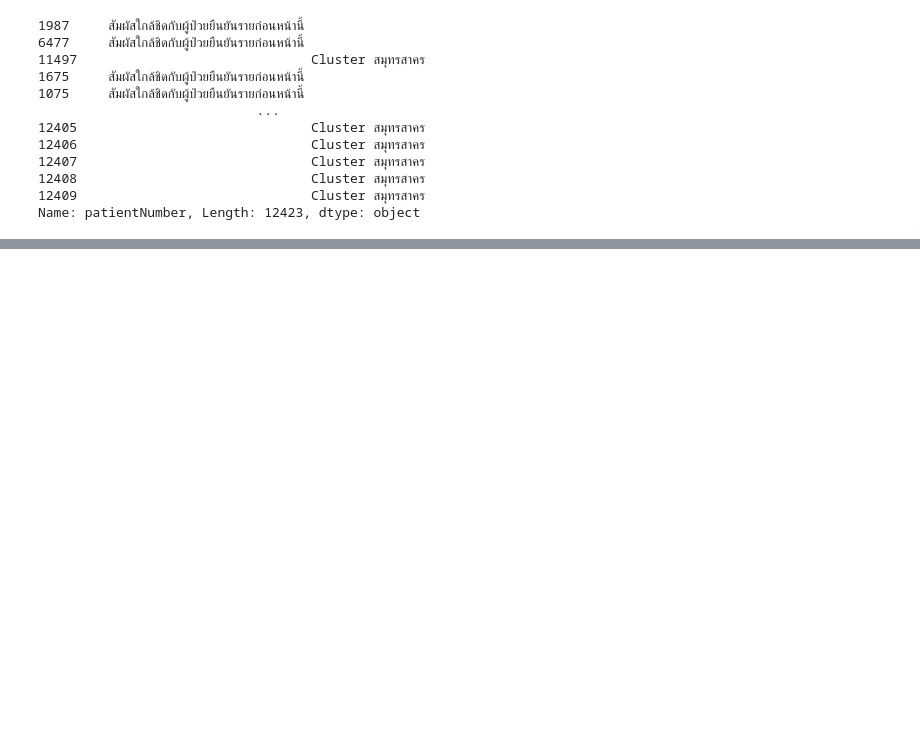
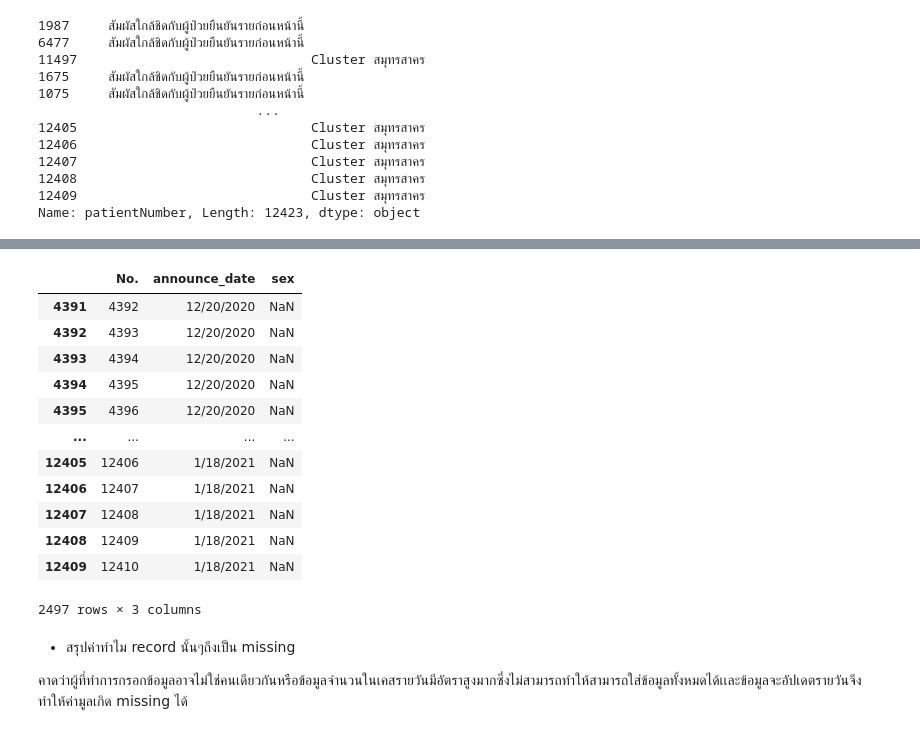
Before and after one commit to Watcharinkh/Data_viz, a Jupyter notebook: Pandas102.ipynb, the cells around one changed output, grey strips where cells are left out. Saved outputs shown, nothing was run; the diff lists cells and outputs as text; code cells hidden in the pictures; blank space fills up the shorter version.

```diff
--- a/Pandas102.ipynb
+++ b/Pandas102.ipynb
@@ -347,0 +415,23 @@ Name: patientNumber, Length: 12423, dtype: object
+# %%
+data_s = data_covid[['No.','announce_date','sex']]
+this_data_update = data_s.fillna(value={'sex':'NaN'})
+data_missing_sex = this_data_update[this_data_update['sex']=='NaN']
+data_missing_sex
+# %% [output]
+|  | No. | announce_date | sex |
+| 4391 | 4392 | 12/20/2020 | NaN |
+| 4392 | 4393 | 12/20/2020 | NaN |
+| 4393 | 4394 | 12/20/2020 | NaN |
+| 4394 | 4395 | 12/20/2020 | NaN |
+| 4395 | 4396 | 12/20/2020 | NaN |
+| ... | ... | ... | ... |
+| 12405 | 12406 | 1/18/2021 | NaN |
+| 12406 | 12407 | 1/18/2021 | NaN |
+| 12407 | 12408 | 1/18/2021 | NaN |
+| 12408 | 12409 | 1/18/2021 | NaN |
+| 12409 | 12410 | 1/18/2021 | NaN |
+2497 rows × 3 columns
+# %% [markdown]
+- สรุปค่าทำไม record นั้นๆถึงเป็น missing
+
+คาดว่าผู้ที่ทำการกรอกข้อมูลอาจไม่ใช่คนเดียวกันหรือข้อมูลจำนวนในเคสรายวันมีอัตราสูงมากซึ่งไม่สามารถทำให้สามารถใส่ข้อมูลทั้งหมดได้เเละข้อมูลจะอัปเดตรายวันจึงทำให้ค่ามูลเกิด missing ได้
```
Also changed, not shown: parts of 9 cells of this notebook.
